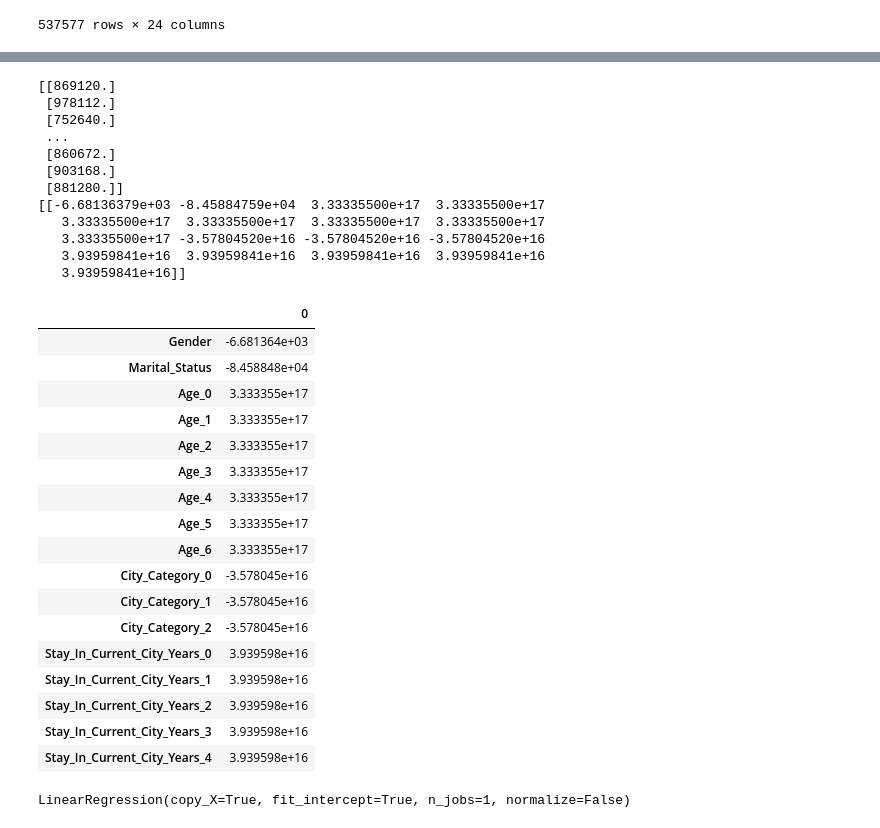
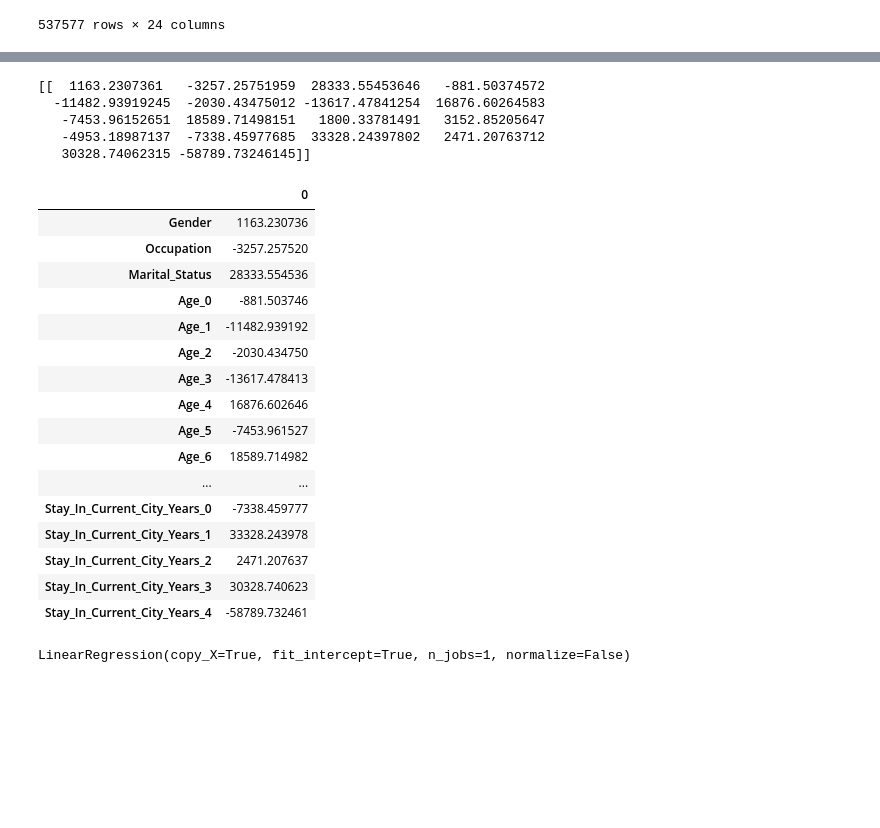
Before and after one commit to zhangyingchi/BlackFriday, a Jupyter notebook: DA_Project_1.ipynb, the cells around one changed output, grey strips where cells are left out. Cells and saved outputs as stored; diff of their text form; code cells hidden in the pictures; blank space fills up the shorter version.

```diff
--- a/DA_Project_1.ipynb
+++ b/DA_Project_1.ipynb
@@ -56,6 +56,6 @@ df
 537577 rows × 24 columns
 # %%
 y_df = df[['User_ID','Purchase']].groupby('User_ID').sum()
-x_df = df.iloc[0:,[0,2,4,9,10,11,12,13,14,15,16,17,18,19,20,21,22,23]].groupby('User_ID').mean()
+x_df = df.iloc[0:,[0,2,3,4,9,10,11,12,13,14,15,16,17,18,19,20,21,22,23]].groupby('User_ID').mean()
 x_df.head()
 # %% [output]
@@ -69,52 +111,44 @@ x_df.head()
 # %%
 import matplotlib.pyplot as plt
 from sklearn import linear_model
 from sklearn.model_selection import train_test_split
 x_train,x_test = train_test_split(x_df, test_size = 0.3)
 y_train,y_test = train_test_split(y_df, test_size = 0.3)
 x_train
 y_train
 
 
 model = linear_model.LinearRegression()
 model.fit(x_train,y_train)
 
 testing_predictions  = model.predict(x_test)
 print(model.coef_)
-name = ['Gender','Marital_Status','Age_0','Age_1','Age_2','Age_3','Age_4','Age_5','Age_6','City_Category_0','City_Category_1','City_Category_2','Stay_In_Current_City_Years_0','Stay_In_Current_City_Years_1','Stay_In_Current_City_Years_2','Stay_In_Current_City_Years_3','Stay_In_Current_City_Years_4']
+name = ['Gender','Occupation','Marital_Status','Age_0','Age_1','Age_2','Age_3','Age_4','Age_5','Age_6','City_Category_0','City_Category_1','City_Category_2','Stay_In_Current_City_Years_0','Stay_In_Current_City_Years_1','Stay_In_Current_City_Years_2','Stay_In_Current_City_Years_3','Stay_In_Current_City_Years_4']
 di = pd.DataFrame(model.coef_,columns= name)
 di.transpose()
 # %% [output]
-[[869120.]
- [978112.]
- [752640.]
- ...
- [860672.]
- [903168.]
- [881280.]]
-[[-6.68136379e+03 -8.45884759e+04  3.33335500e+17  3.33335500e+17
-   3.33335500e+17  3.33335500e+17  3.33335500e+17  3.33335500e+17
-   3.33335500e+17 -3.57804520e+16 -3.57804520e+16 -3.57804520e+16
-   3.93959841e+16  3.93959841e+16  3.93959841e+16  3.93959841e+16
-   3.93959841e+16]]
+[[  1163.2307361   -3257.25751959  28333.55453646   -881.50374572
+  -11482.93919245  -2030.43475012 -13617.47841254  16876.60264583
+   -7453.96152651  18589.71498151   1800.33781491   3152.85205647
+   -4953.18987137  -7338.45977685  33328.24397802   2471.20763712
+   30328.74062315 -58789.73246145]]
 |  | 0 |
-| Gender | -6.681364e+03 |
-| Marital_Status | -8.458848e+04 |
-| Age_0 | 3.333355e+17 |
-| Age_1 | 3.333355e+17 |
-| Age_2 | 3.333355e+17 |
-| Age_3 | 3.333355e+17 |
-| Age_4 | 3.333355e+17 |
-| Age_5 | 3.333355e+17 |
-| Age_6 | 3.333355e+17 |
-| City_Category_0 | -3.578045e+16 |
-| City_Category_1 | -3.578045e+16 |
-| City_Category_2 | -3.578045e+16 |
-| Stay_In_Current_City_Years_0 | 3.939598e+16 |
-| Stay_In_Current_City_Years_1 | 3.939598e+16 |
-| Stay_In_Current_City_Years_2 | 3.939598e+16 |
-| Stay_In_Current_City_Years_3 | 3.939598e+16 |
-| Stay_In_Current_City_Years_4 | 3.939598e+16 |
+| Gender | 1163.230736 |
+| Occupation | -3257.257520 |
+| Marital_Status | 28333.554536 |
+| Age_0 | -881.503746 |
+| Age_1 | -11482.939192 |
+| Age_2 | -2030.434750 |
+| Age_3 | -13617.478413 |
+| Age_4 | 16876.602646 |
+| Age_5 | -7453.961527 |
+| Age_6 | 18589.714982 |
+| ... | ... |
+| Stay_In_Current_City_Years_0 | -7338.459777 |
+| Stay_In_Current_City_Years_1 | 33328.243978 |
+| Stay_In_Current_City_Years_2 | 2471.207637 |
+| Stay_In_Current_City_Years_3 | 30328.740623 |
+| Stay_In_Current_City_Years_4 | -58789.732461 |
 # %%
 def reg_purchase(df):
     from sklearn import linear_model
```
Also changed, not shown: parts of 5 cells of this notebook, 1 other file.
